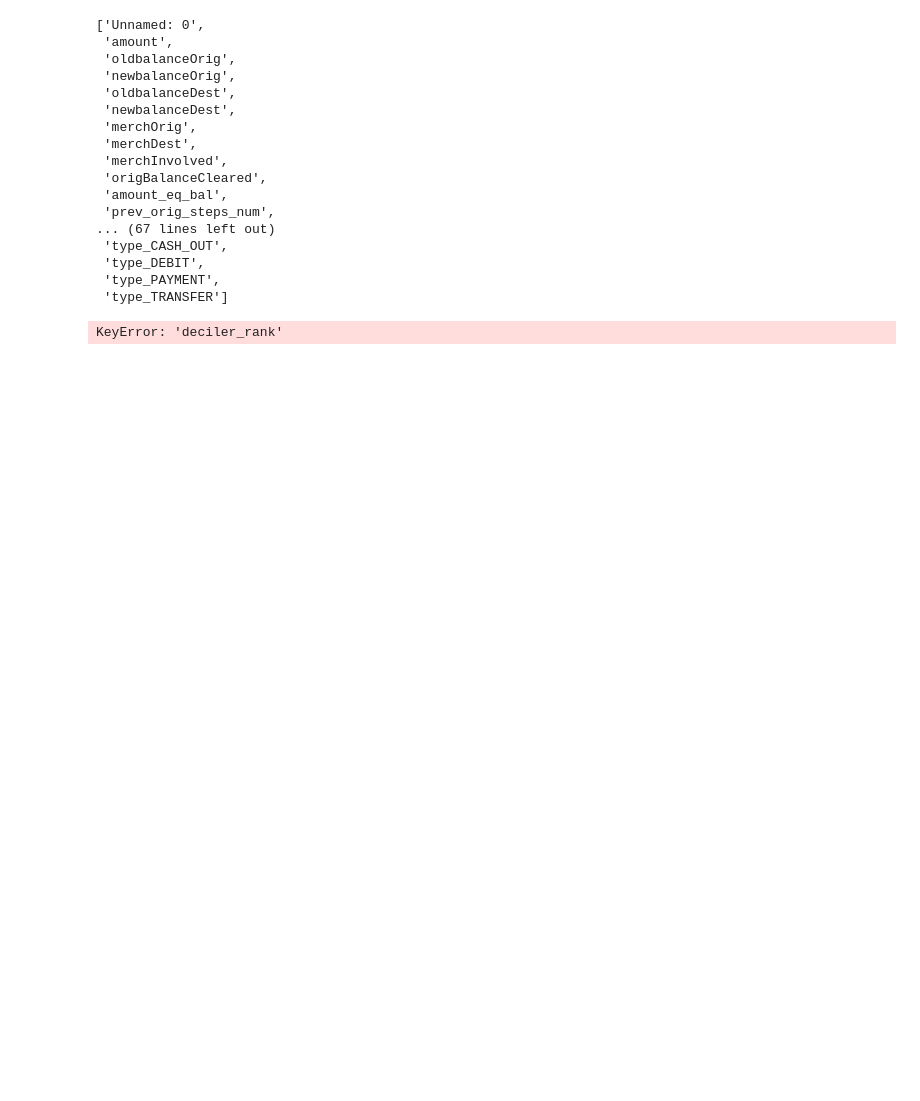
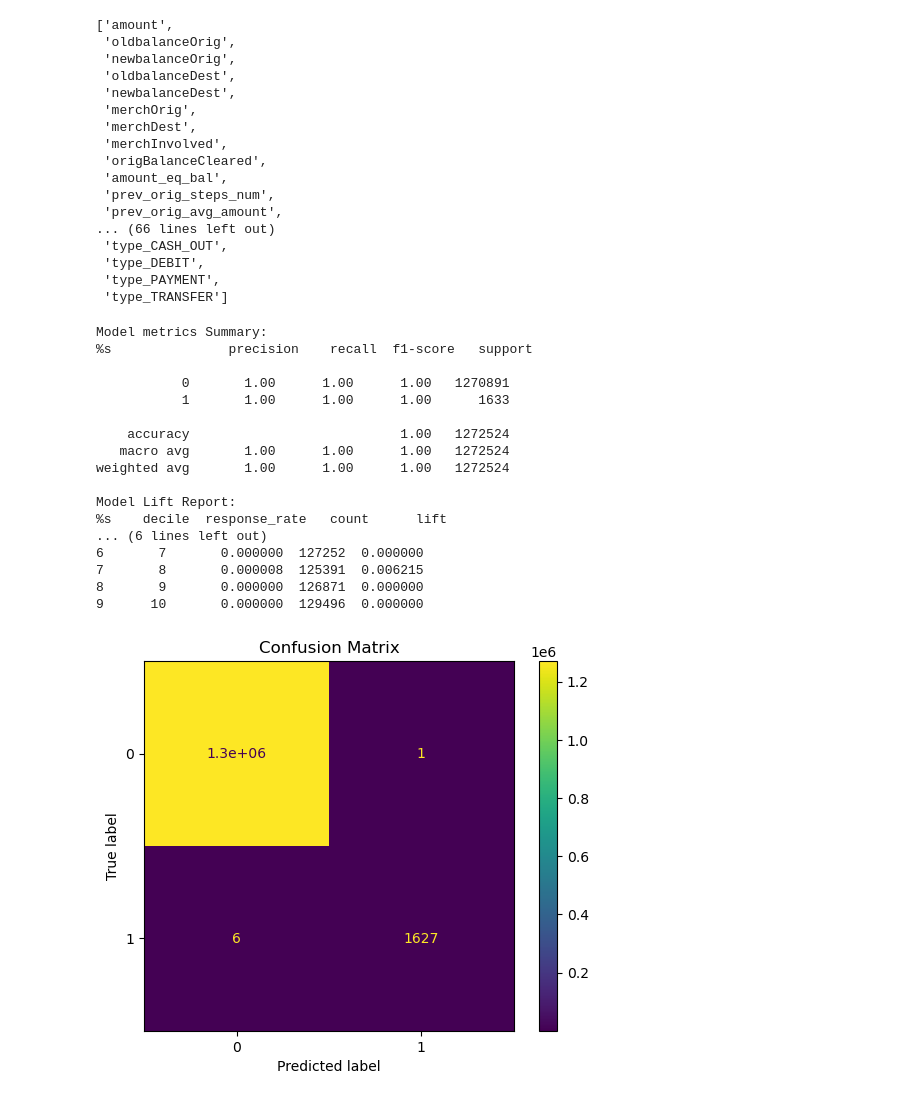
Before and after one commit to tewed/projects, a Jupyter notebook: Paysim Anomaly Detection Modeling.ipynb, the cells around one changed output. Cells and saved outputs as stored; diff of their text form; code cells hidden in the pictures; blank space fills up the shorter version.

Commit message:
Fixed helper functions, added model eval metrics

```diff
--- a/Paysim Anomaly Detection Modeling.ipynb
+++ b/Paysim Anomaly Detection Modeling.ipynb
@@ -15,9 +22,8 @@ test = pd.read_csv('test.csv')
 # %%
-all_columns_fit = [col for col in train.columns if col not in ['step', 'isFraud', 'isFlaggedFraud', 'nameOrig', 'nameDest' ]]
+all_columns_fit = [col for col in train.columns if col not in ['step', 'isFraud', 'isFlaggedFraud', 'nameOrig', 'nameDest', 'Unnamed: 0' ]]
 all_columns_fit
 # %% [output]
-['Unnamed: 0',
- 'amount',
+['amount',
  'oldbalanceOrig',
  'newbalanceOrig',
  'oldbalanceDest',
@@ -28,7 +34,8 @@ all_columns_fit
  'origBalanceCleared',
  'amount_eq_bal',
  'prev_orig_steps_num',
-... (67 lines left out)
+ 'prev_orig_avg_amount',
+... (66 lines left out)
  'type_CASH_OUT',
  'type_DEBIT',
  'type_PAYMENT',
@@ -36,8 +43,25 @@ all_columns_fit
 # %%
 xgb_clf = xgb.XGBClassifier(tree_method="hist", random_state =123)
 
-xgb_model = clf.fit( train[all_columns_fit], train['isFraud'] )
+xgb_model = xgb_clf.fit( train[all_columns_fit], train['isFraud'] )
 # %%
-helpers.lift_score(xgb_model, test[all_columns_fit], test['isFraud'])
+eval_metrics(xgb_model, test[all_columns_fit], test['isFraud'])
 # %% [output]
-KeyError: 'deciler_rank'
+Model metrics Summary:
+%s               precision    recall  f1-score   support
+
+           0       1.00      1.00      1.00   1270891
+           1       1.00      1.00      1.00      1633
+
+    accuracy                           1.00   1272524
+   macro avg       1.00      1.00      1.00   1272524
+weighted avg       1.00      1.00      1.00   1272524
+
+Model Lift Report:
+%s    decile  response_rate   count      lift
+... (6 lines left out)
+6       7       0.000000  127252  0.000000
+7       8       0.000008  125391  0.006215
+8       9       0.000000  126871  0.000000
+9      10       0.000000  129496  0.000000
+[figure, added]
```
Also changed, not shown: parts of 4 cells of this notebook, 3 other files.
